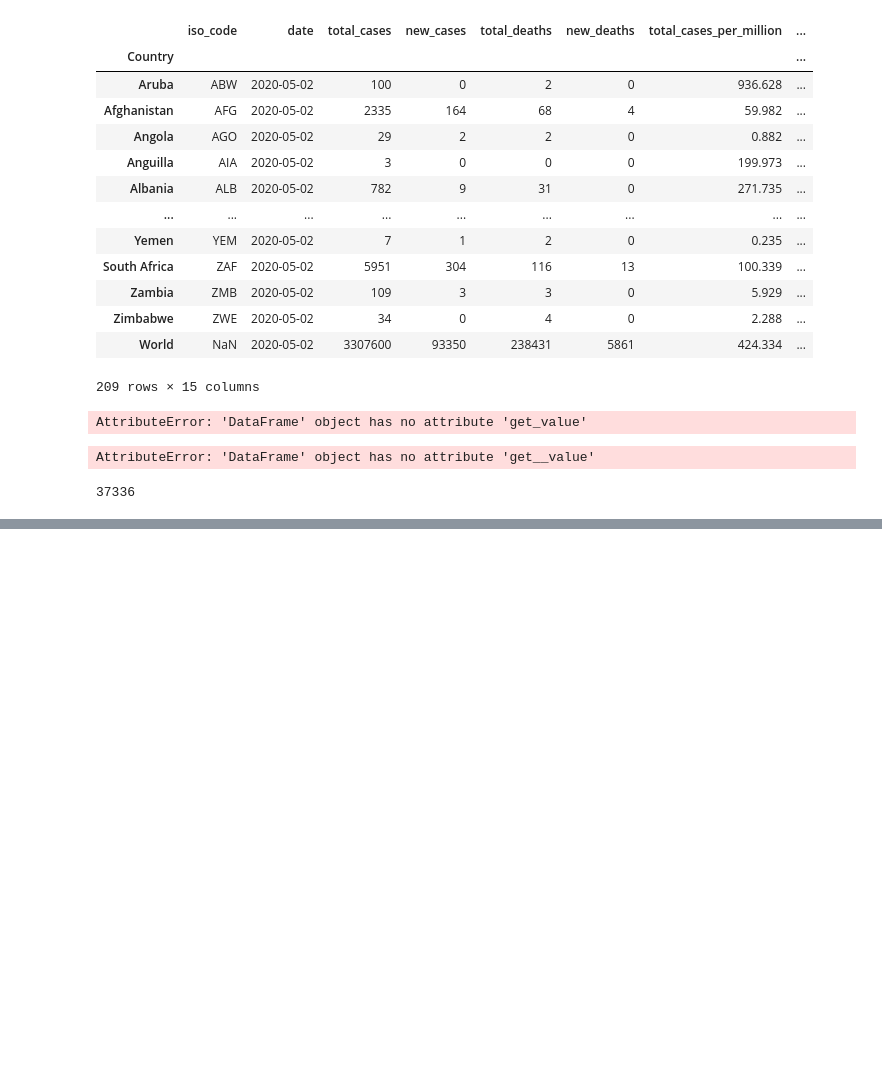
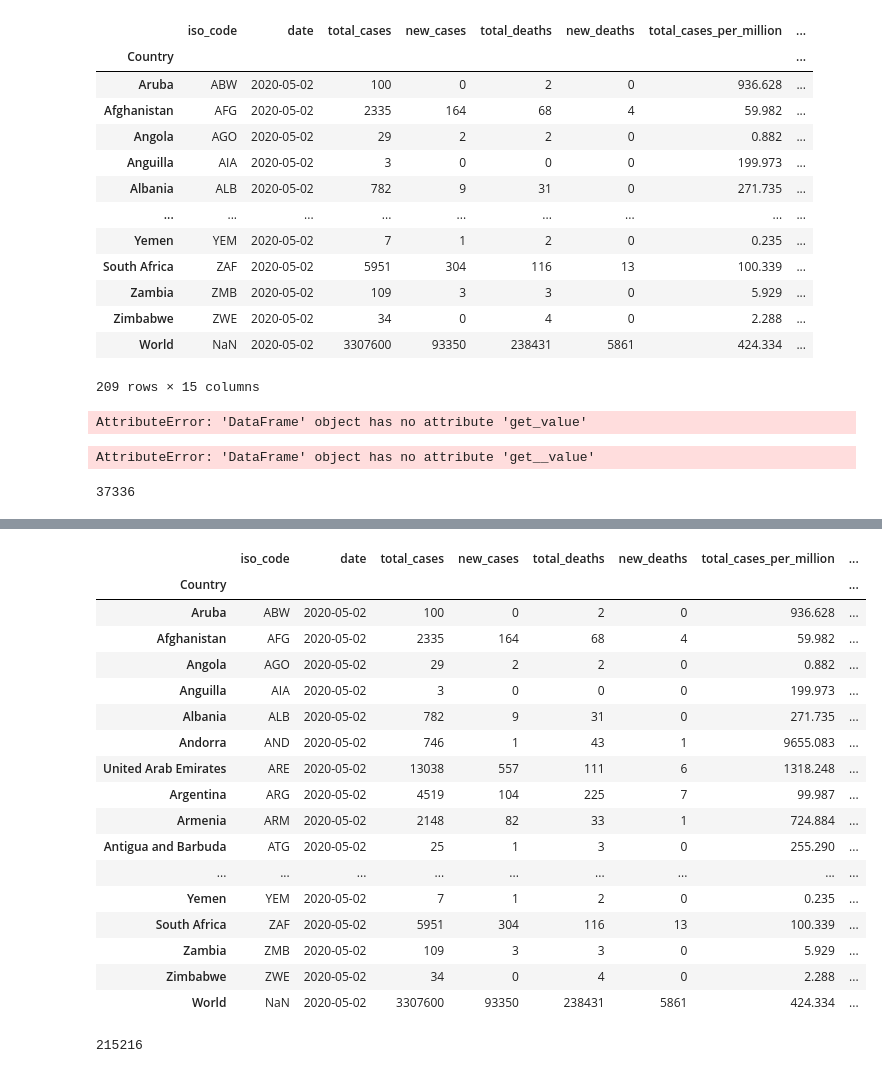
Before and after one commit to thinking-tomorrow/Covid19, a Jupyter notebook: covid/Untitled1.ipynb, the cells around one changed output, grey strips where cells are left out. Cells and saved outputs as stored; diff of their text form; code cells hidden in the pictures; blank space fills up the shorter version.

```diff
--- a/covid/Untitled1.ipynb
+++ b/covid/Untitled1.ipynb
@@ -522,0 +564,27 @@ df.at['India','total_cases']
+# %%
+pd.set_option('display.max_rows',209)
+# %%
+df
+# %% [output]
+|  | iso_code | date | total_cases | new_cases | total_deaths | new_deaths | total_cases_per_million | ... |
+| Country |  |  |  |  |  |  |  | ... |
+| Aruba | ABW | 2020-05-02 | 100 | 0 | 2 | 0 | 936.628 | ... |
+| Afghanistan | AFG | 2020-05-02 | 2335 | 164 | 68 | 4 | 59.982 | ... |
+| Angola | AGO | 2020-05-02 | 29 | 2 | 2 | 0 | 0.882 | ... |
+| Anguilla | AIA | 2020-05-02 | 3 | 0 | 0 | 0 | 199.973 | ... |
+| Albania | ALB | 2020-05-02 | 782 | 9 | 31 | 0 | 271.735 | ... |
+| Andorra | AND | 2020-05-02 | 746 | 1 | 43 | 1 | 9655.083 | ... |
+| United Arab Emirates | ARE | 2020-05-02 | 13038 | 557 | 111 | 6 | 1318.248 | ... |
+| Argentina | ARG | 2020-05-02 | 4519 | 104 | 225 | 7 | 99.987 | ... |
+| Armenia | ARM | 2020-05-02 | 2148 | 82 | 33 | 1 | 724.884 | ... |
+| Antigua and Barbuda | ATG | 2020-05-02 | 25 | 1 | 3 | 0 | 255.290 | ... |
+| ... | ... | ... | ... | ... | ... | ... | ... | ... |
+| Yemen | YEM | 2020-05-02 | 7 | 1 | 2 | 0 | 0.235 | ... |
+| South Africa | ZAF | 2020-05-02 | 5951 | 304 | 116 | 13 | 100.339 | ... |
+| Zambia | ZMB | 2020-05-02 | 109 | 3 | 3 | 0 | 5.929 | ... |
+| Zimbabwe | ZWE | 2020-05-02 | 34 | 0 | 4 | 0 | 2.288 | ... |
+| World | NaN | 2020-05-02 | 3307600 | 93350 | 238431 | 5861 | 424.334 | ... |
+# %%
+df.at['Spain','total_cases']
+# %% [output]
+215216
```
Also changed, not shown: parts of 7 cells of this notebook, 3 other files.
